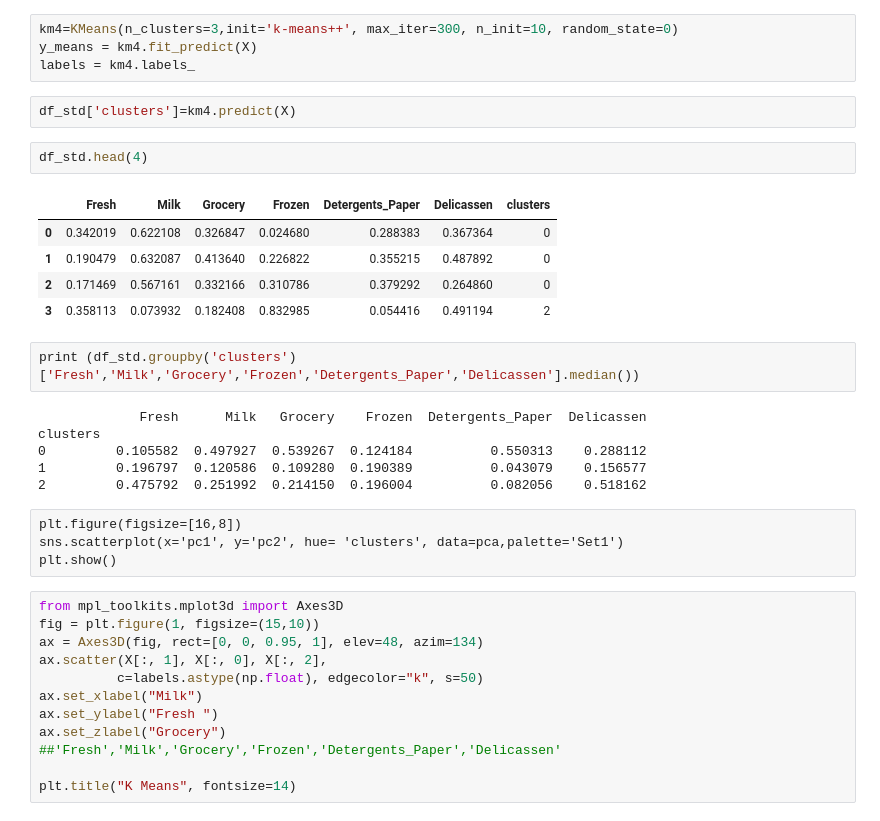
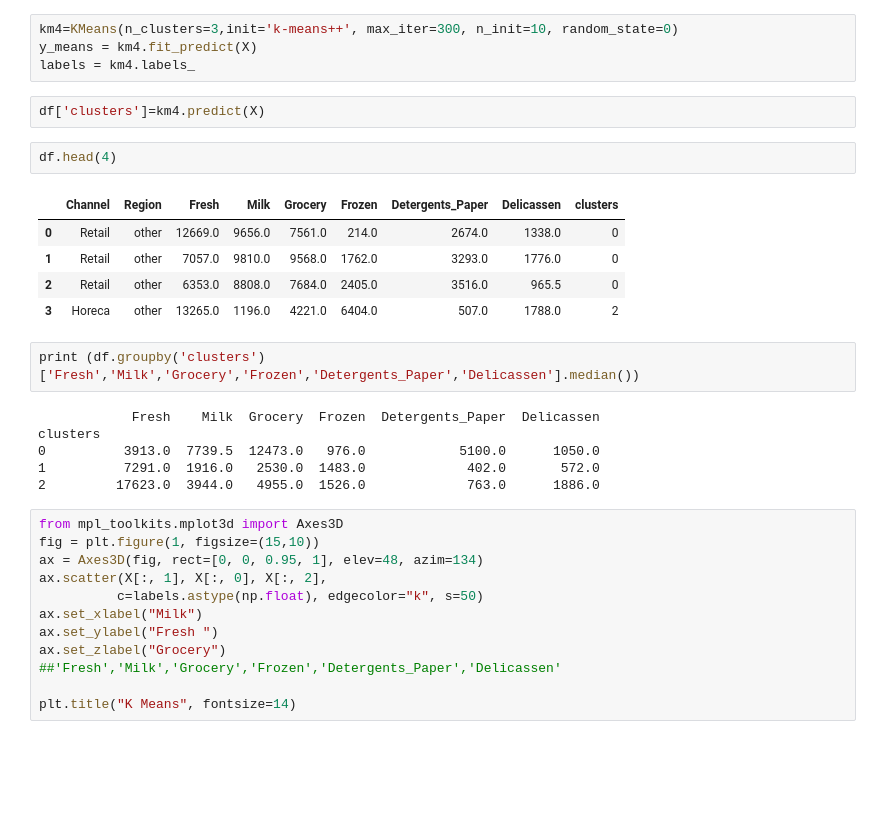
Before and after one commit to gogundur/Clustering, a Jupyter notebook: K Means Clustering.ipynb, the cells around one changed output. Cells and saved outputs as stored; diff of their text form; blank space fills up the shorter version.

```diff
--- a/K Means Clustering.ipynb
+++ b/K Means Clustering.ipynb
@@ -278,27 +278,23 @@ km4=KMeans(n_clusters=3,init='k-means++', max_iter=300, n_init=10, random_state=
 y_means = km4.fit_predict(X)
 labels = km4.labels_
 # %%
-df_std['clusters']=km4.predict(X)
+df['clusters']=km4.predict(X)
 # %%
-df_std.head(4)
+df.head(4)
 # %% [output]
-|  | Fresh | Milk | Grocery | Frozen | Detergents_Paper | Delicassen | clusters |
-| 0 | 0.342019 | 0.622108 | 0.326847 | 0.024680 | 0.288383 | 0.367364 | 0 |
-| 1 | 0.190479 | 0.632087 | 0.413640 | 0.226822 | 0.355215 | 0.487892 | 0 |
-| 2 | 0.171469 | 0.567161 | 0.332166 | 0.310786 | 0.379292 | 0.264860 | 0 |
-| 3 | 0.358113 | 0.073932 | 0.182408 | 0.832985 | 0.054416 | 0.491194 | 2 |
+|  | Channel | Region | Fresh | Milk | Grocery | Frozen | Detergents_Paper | Delicassen | clusters |
+| 0 | Retail | other | 12669.0 | 9656.0 | 7561.0 | 214.0 | 2674.0 | 1338.0 | 0 |
+| 1 | Retail | other | 7057.0 | 9810.0 | 9568.0 | 1762.0 | 3293.0 | 1776.0 | 0 |
+| 2 | Retail | other | 6353.0 | 8808.0 | 7684.0 | 2405.0 | 3516.0 | 965.5 | 0 |
+| 3 | Horeca | other | 13265.0 | 1196.0 | 4221.0 | 6404.0 | 507.0 | 1788.0 | 2 |
 # %%
-print (df_std.groupby('clusters')['Fresh','Milk','Grocery','Frozen','Detergents_Paper','Delicassen'].median())
+print (df.groupby('clusters')['Fresh','Milk','Grocery','Frozen','Detergents_Paper','Delicassen'].median())
 # %% [output]
-             Fresh      Milk   Grocery    Frozen  Detergents_Paper  Delicassen
+            Fresh    Milk  Grocery  Frozen  Detergents_Paper  Delicassen
 clusters
-0         0.105582  0.497927  0.539267  0.124184          0.550313    0.288112
-1         0.196797  0.120586  0.109280  0.190389          0.043079    0.156577
-2         0.475792  0.251992  0.214150  0.196004          0.082056    0.518162
+0          3913.0  7739.5  12473.0   976.0            5100.0      1050.0
+1          7291.0  1916.0   2530.0  1483.0             402.0       572.0
+2         17623.0  3944.0   4955.0  1526.0             763.0      1886.0
-# %% [raw]
-plt.figure(figsize=[16,8])
-sns.scatterplot(x='pc1', y='pc2', hue= 'clusters', data=pca,palette='Set1')
-plt.show()
 # %%
 from mpl_toolkits.mplot3d import Axes3D
 fig = plt.figure(1, figsize=(15,10))
```
Also changed, not shown: parts of 14 cells of this notebook.
